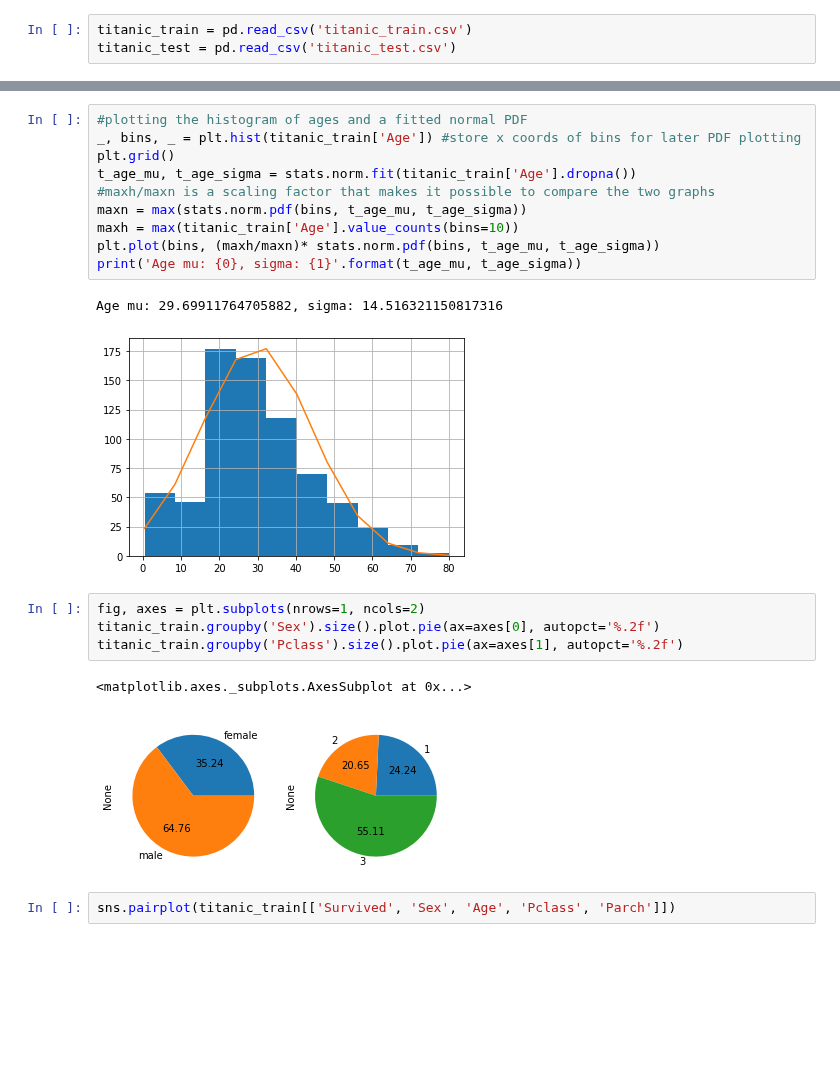
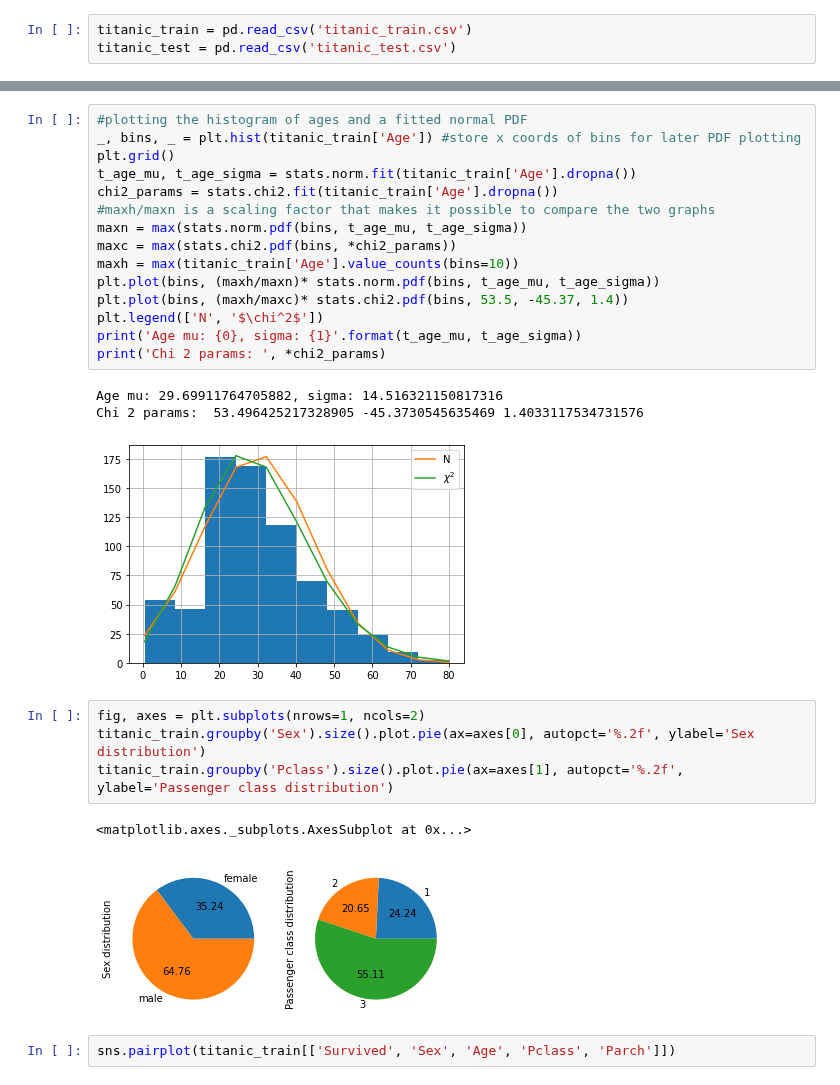
Before and after one commit to sid-chaubs/data-mining-assignment-1, a Jupyter notebook: DMT_1.ipynb, the cells around one changed output, grey strips where cells are left out. Saved outputs shown, nothing was run; the diff lists cells and outputs as text; blank space fills up the shorter version.

```diff
--- a/DMT_1.ipynb
+++ b/DMT_1.ipynb
@@ -273,23 +325,29 @@ titanic_train.head()
 # %%
 #plotting the histogram of ages and a fitted normal PDF
 _, bins, _ = plt.hist(titanic_train['Age']) #store x coords of bins for later PDF plotting
 plt.grid()
 t_age_mu, t_age_sigma = stats.norm.fit(titanic_train['Age'].dropna())
+chi2_params = stats.chi2.fit(titanic_train['Age'].dropna())
 #maxh/maxn is a scaling factor that makes it possible to compare the two graphs
 maxn = max(stats.norm.pdf(bins, t_age_mu, t_age_sigma))
+maxc = max(stats.chi2.pdf(bins, *chi2_params))
 maxh = max(titanic_train['Age'].value_counts(bins=10))
 plt.plot(bins, (maxh/maxn)* stats.norm.pdf(bins, t_age_mu, t_age_sigma))
+plt.plot(bins, (maxh/maxc)* stats.chi2.pdf(bins, 53.5, -45.37, 1.4))
+plt.legend(['N', '$\chi^2$'])
 print('Age mu: {0}, sigma: {1}'.format(t_age_mu, t_age_sigma))
+print('Chi 2 params: ', *chi2_params)
 # %% [output]
 Age mu: 29.69911764705882, sigma: 14.516321150817316
+Chi 2 params:  53.496425217328905 -45.3730545635469 1.4033117534731576
-[figure, old version]
+[figure, new version]
 # %%
 fig, axes = plt.subplots(nrows=1, ncols=2)
-titanic_train.groupby('Sex').size().plot.pie(ax=axes[0], autopct='%.2f')
-titanic_train.groupby('Pclass').size().plot.pie(ax=axes[1], autopct='%.2f')
+titanic_train.groupby('Sex').size().plot.pie(ax=axes[0], autopct='%.2f', ylabel='Sex distribution')
+titanic_train.groupby('Pclass').size().plot.pie(ax=axes[1], autopct='%.2f', ylabel='Passenger class distribution')
 # %% [output]
 <matplotlib.axes._subplots.AxesSubplot at 0x...>
-[figure, old version]
+[figure, new version]
 # %%
 sns.pairplot(titanic_train[['Survived', 'Sex', 'Age', 'Pclass', 'Parch']])
 # %% [output]
```
Also changed, not shown: parts of 11 cells of this notebook.
